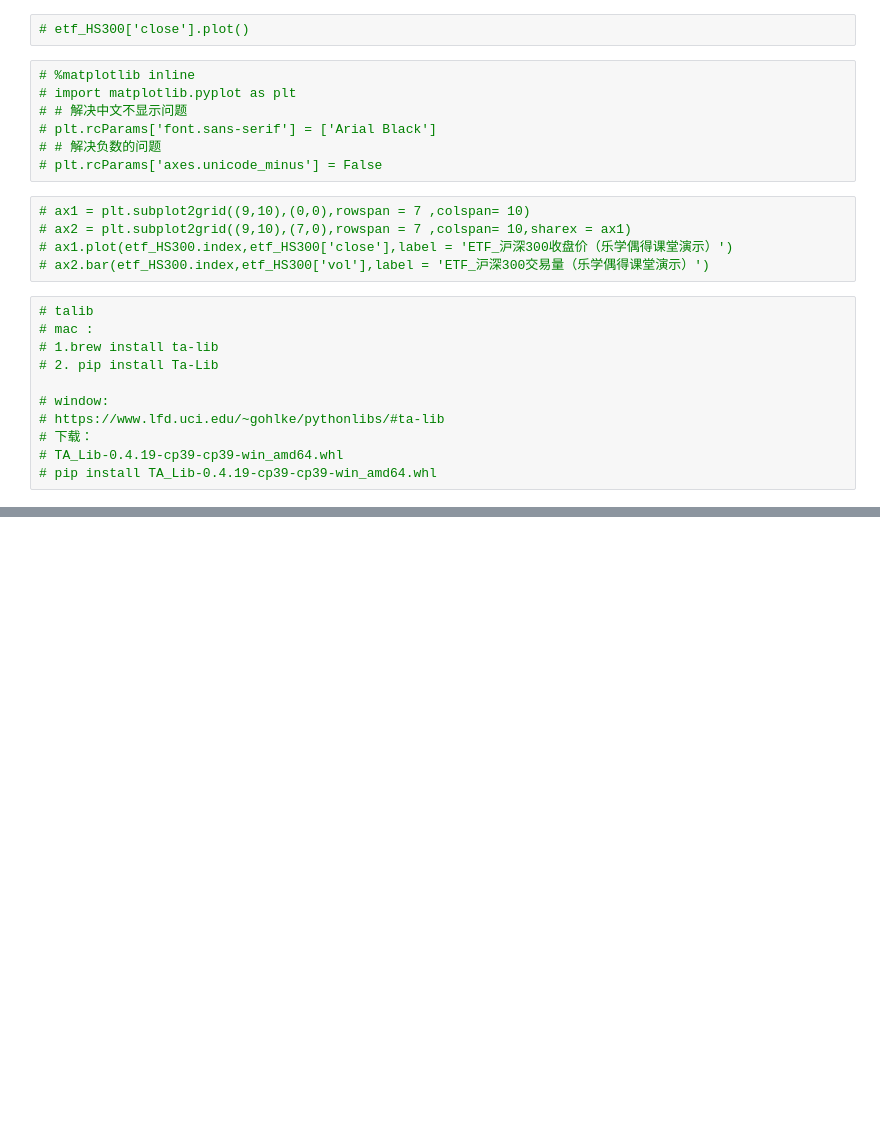
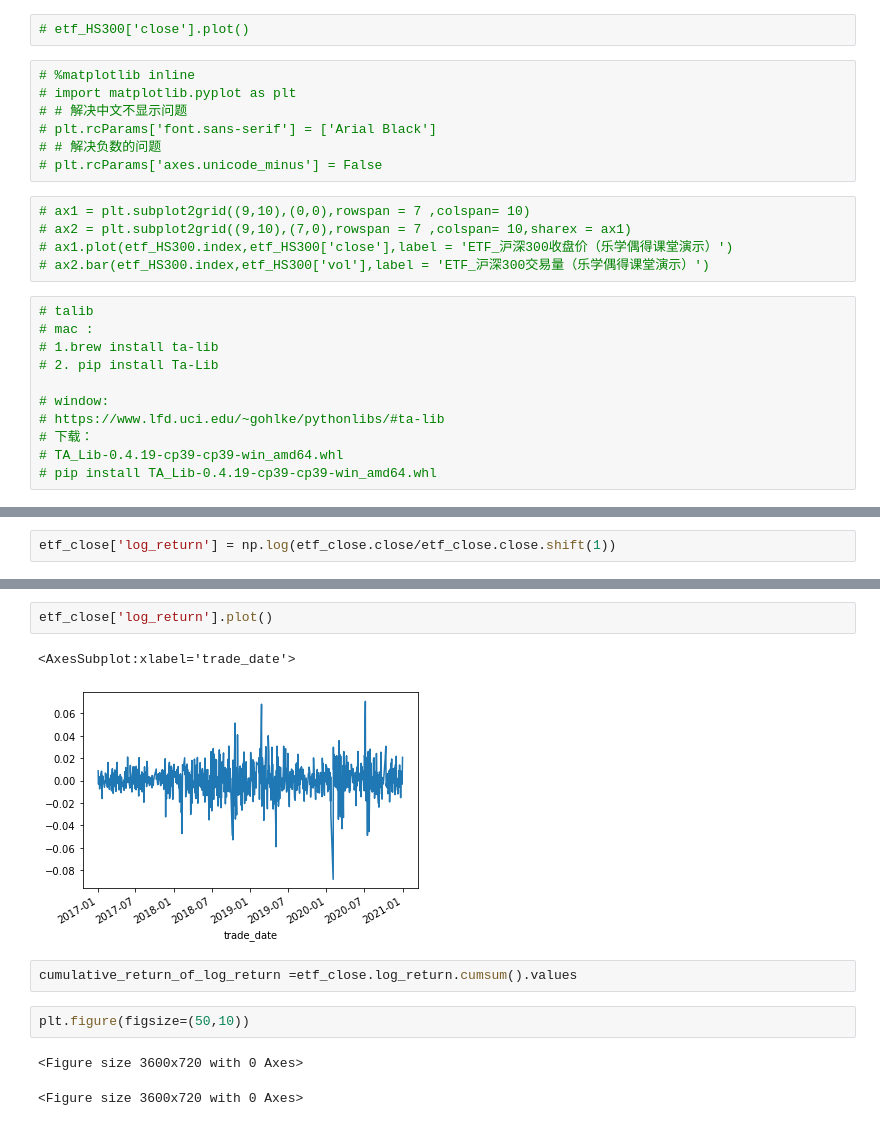
Before and after one commit to williamjiamin/Quant_Intro, a Jupyter notebook: 【乐学偶得出品】【ETF的研究】.ipynb, the cells around one changed output, grey strips where cells are left out. Saved outputs shown, nothing was run; the diff lists cells and outputs as text; blank space fills up the shorter version.

```diff
--- a/【乐学偶得出品】【ETF的研究】.ipynb
+++ b/【乐学偶得出品】【ETF的研究】.ipynb
@@ -107,0 +339,2 @@ etf_HS300['close'].idxmax()
+# %%
+etf_close['log_return'] = np.log(etf_close.close/etf_close.close.shift(1))
@@ -107,0 +358,12 @@ etf_HS300['close'].idxmax()
+# %%
+etf_close['log_return'].plot()
+# %% [output]
+<AxesSubplot:xlabel='trade_date'>
+[figure, added]
+# %%
+cumulative_return_of_log_return =etf_close.log_return.cumsum().values
+# %%
+plt.figure(figsize=(50,10))
+# %% [output]
+<Figure size 3600x720 with 0 Axes>
+<Figure size 3600x720 with 0 Axes>
```
Also changed, not shown: parts of 51 cells of this notebook.
